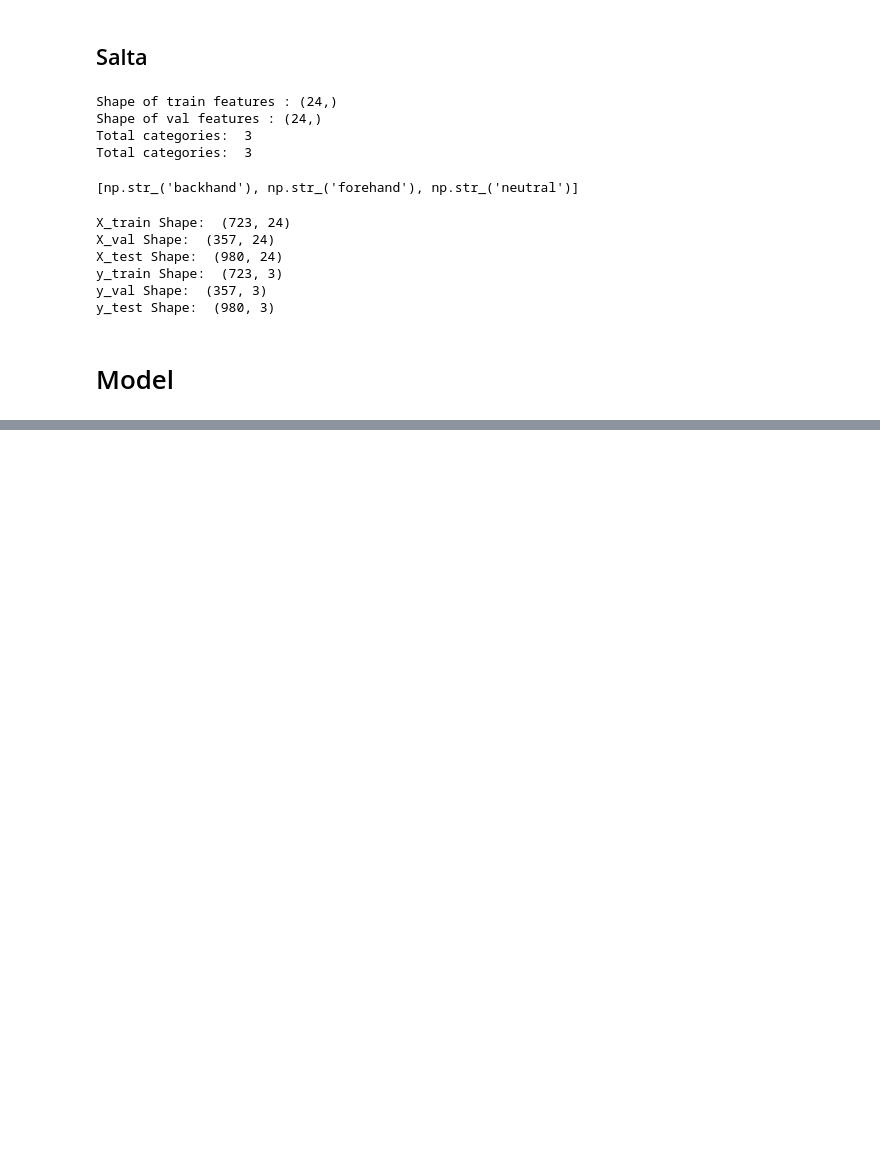
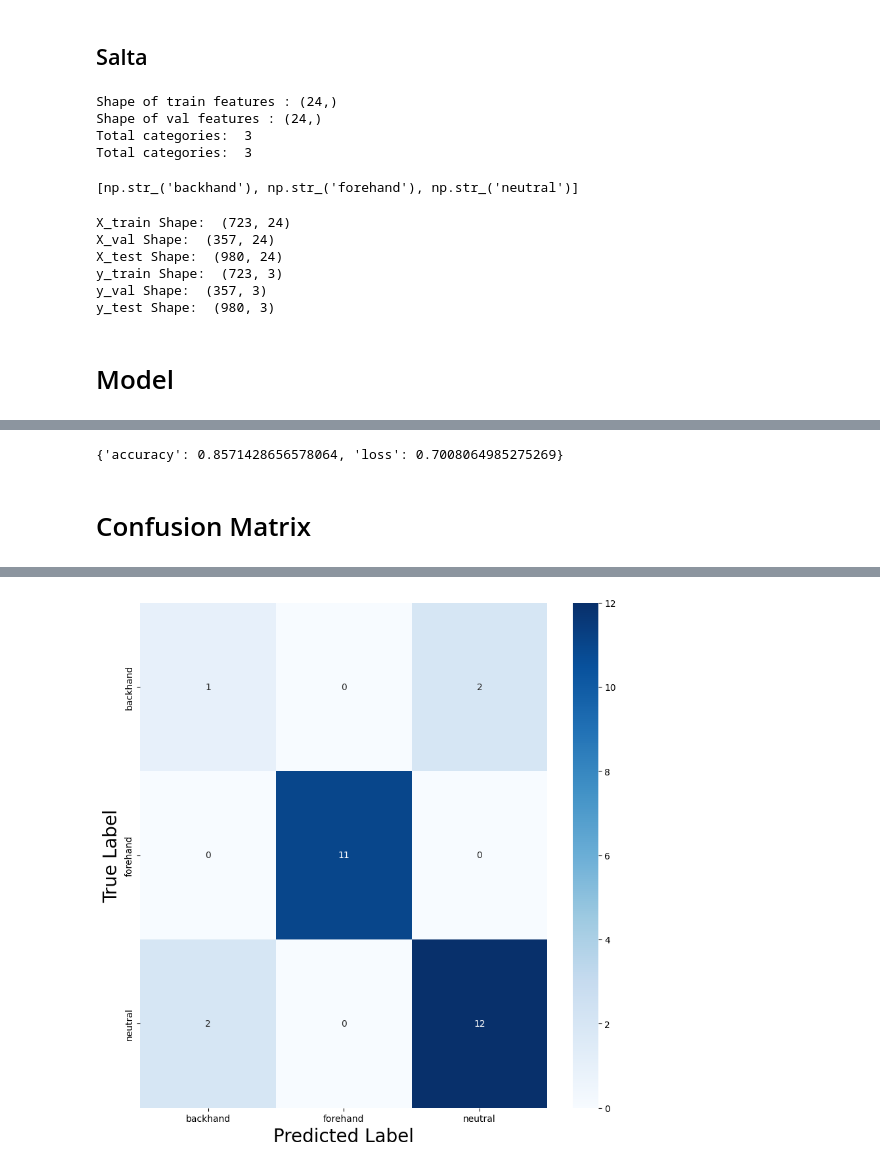
Before and after one commit to Svanzi/Tennis-Shot-Recognition, a Jupyter notebook: Shot_Classification.ipynb, the cells around one changed output, grey strips where cells are left out. Cells and saved outputs as stored; diff of their text form; code cells hidden in the pictures; blank space fills up the shorter version.

```diff
--- a/Shot_Classification.ipynb
+++ b/Shot_Classification.ipynb
@@ -513,3 +523,14 @@ print(X_torso.shape)
+# %%
+def standardize_train_test(Xtr, Xte):
+    mu = Xtr.reshape(-1, Xtr.shape[-1]).mean(axis=0)
+    sd = Xtr.reshape(-1, Xtr.shape[-1]).std(axis=0) + 1e-8
+    return (Xtr - mu)/sd, (Xte - mu)/sd
+
+Xla_tr, Xla_te = standardize_train_test(Xla_tr, Xla_te)
+Xra_tr, Xra_te = standardize_train_test(Xra_tr, Xra_te)
+Xt_tr,  Xt_te  = standardize_train_test(Xt_tr,  Xt_te)
+Xll_tr, Xll_te = standardize_train_test(Xll_tr, Xll_te)
+Xrl_tr, Xrl_te = standardize_train_test(Xrl_tr, Xrl_te)
 # %% [markdown]
 ## Salta
 # %%
@@ -702,3 +723,25 @@ Model: "functional_1"
  Total params: 2,286,467 (8.72 MB)
  Trainable params: 2,286,467 (8.72 MB)
  Non-trainable params: 0 (0.00 B)
+# %%
+model.compile(optimizer="adam",
+              loss="categorical_crossentropy",
+              metrics=["accuracy"]
+              )
+# %%
+filepath = "weights.keras"
+checkpointer = ModelCheckpoint(filepath=filepath, verbose=False, save_best_only=True)
+history = model.fit(
+    [Xla_tr, Xra_tr, Xt_tr, Xll_tr, Xrl_tr], y_tr,
+    validation_data = ([Xla_te, Xra_te, Xt_te, Xrl_te, Xll_te], y_te),
+    epochs = 50,
+    batch_size = 32,
+    verbose=1,
+    callbacks=[checkpointer]
+    )
+
+results = model.evaluate(
+    [Xla_te, Xra_te, Xt_te, Xrl_te, Xll_te],
+    y_te,
+    return_dict=True
+    )
@@ -704,0 +766,4 @@ Model: "functional_1"
+# %%
+print(results)
+# %% [output]
+{'accuracy': 0.8571428656578064, 'loss': 0.7008064985275269}
@@ -704,0 +772,13 @@ Model: "functional_1"
+# %% [markdown]
+# Confusion Matrix
+# %%
+%matplotlib inline
+
+cm = confusion_matrix(y_true=np.argmax(y_te, axis=1), y_pred=np.argmax(model.predict([Xla_te, Xra_te, Xt_te, Xrl_te, Xll_te]), axis=1))
+df_cm = pd.DataFrame(cm, index=le.classes_, columns=le.classes_)
+plt.figure(figsize=(10,10))
+sn.heatmap(df_cm, annot=True, cmap='Blues', fmt='.4g')
+plt.xlabel('Predicted Label', fontsize=20)
+plt.ylabel('True Label', fontsize=20)
+plt.show()
+# %% [output]
@@ -704,0 +786 @@ Model: "functional_1"
+[figure, added]
```
Also changed, not shown: parts of 8 cells of this notebook.
